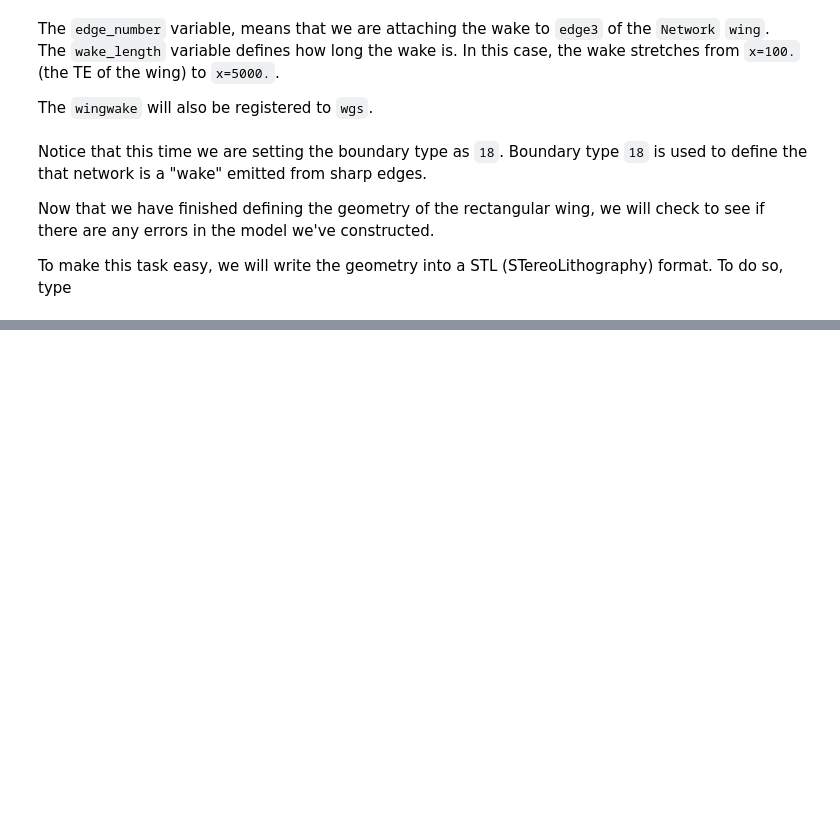
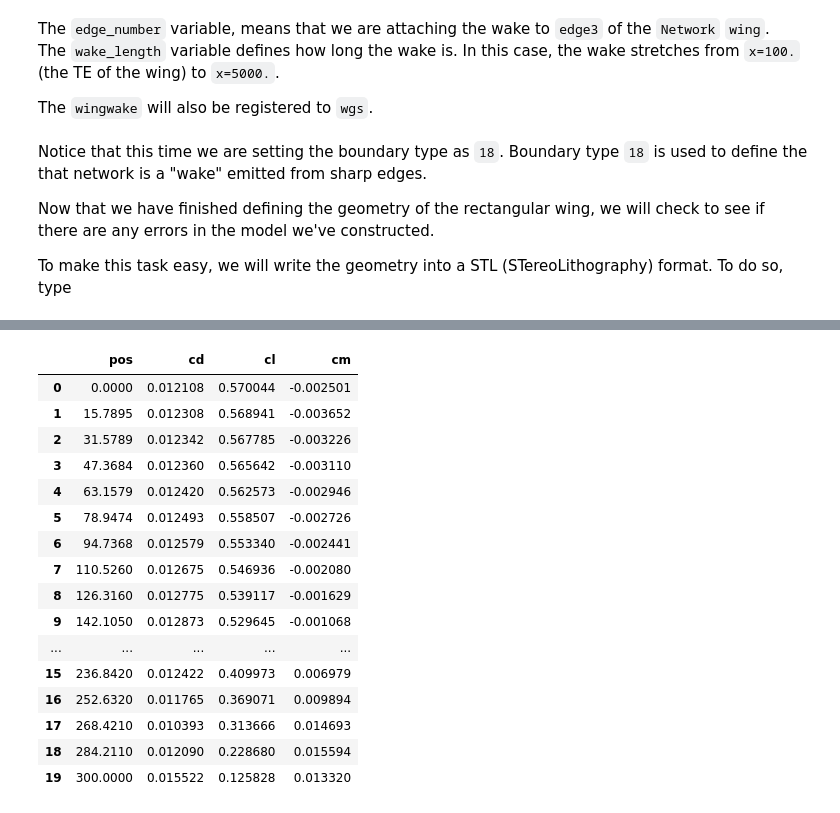
Before and after one commit to SaTa999/pyPanair, a Jupyter notebook: examples/tutorial1/tutorial1.ipynb, the cells around one changed output, grey strips where cells are left out. Cells and saved outputs as stored; diff of their text form; code cells hidden in the pictures; blank space fills up the shorter version.

```diff
--- a/examples/tutorial1/tutorial1.ipynb
+++ b/examples/tutorial1/tutorial1.ipynb
@@ -363,0 +391,22 @@ network 2 shape:  (5, 25, 5)
+# %%
+import pandas as pd
+section_force = pd.read_csv("section_force.csv")
+section_force
+# %% [output]
+|  | pos | cd | cl | cm |
+| 0 | 0.0000 | 0.012108 | 0.570044 | -0.002501 |
+| 1 | 15.7895 | 0.012308 | 0.568941 | -0.003652 |
+| 2 | 31.5789 | 0.012342 | 0.567785 | -0.003226 |
+| 3 | 47.3684 | 0.012360 | 0.565642 | -0.003110 |
+| 4 | 63.1579 | 0.012420 | 0.562573 | -0.002946 |
+| 5 | 78.9474 | 0.012493 | 0.558507 | -0.002726 |
+| 6 | 94.7368 | 0.012579 | 0.553340 | -0.002441 |
+| 7 | 110.5260 | 0.012675 | 0.546936 | -0.002080 |
+| 8 | 126.3160 | 0.012775 | 0.539117 | -0.001629 |
+| 9 | 142.1050 | 0.012873 | 0.529645 | -0.001068 |
+| ... | ... | ... | ... | ... |
+| 15 | 236.8420 | 0.012422 | 0.409973 | 0.006979 |
+| 16 | 252.6320 | 0.011765 | 0.369071 | 0.009894 |
+| 17 | 268.4210 | 0.010393 | 0.313666 | 0.014693 |
+| 18 | 284.2110 | 0.012090 | 0.228680 | 0.015594 |
+| 19 | 300.0000 | 0.015522 | 0.125828 | 0.013320 |
```
Also changed, not shown: parts of 6 cells of this notebook, 2 other files.
